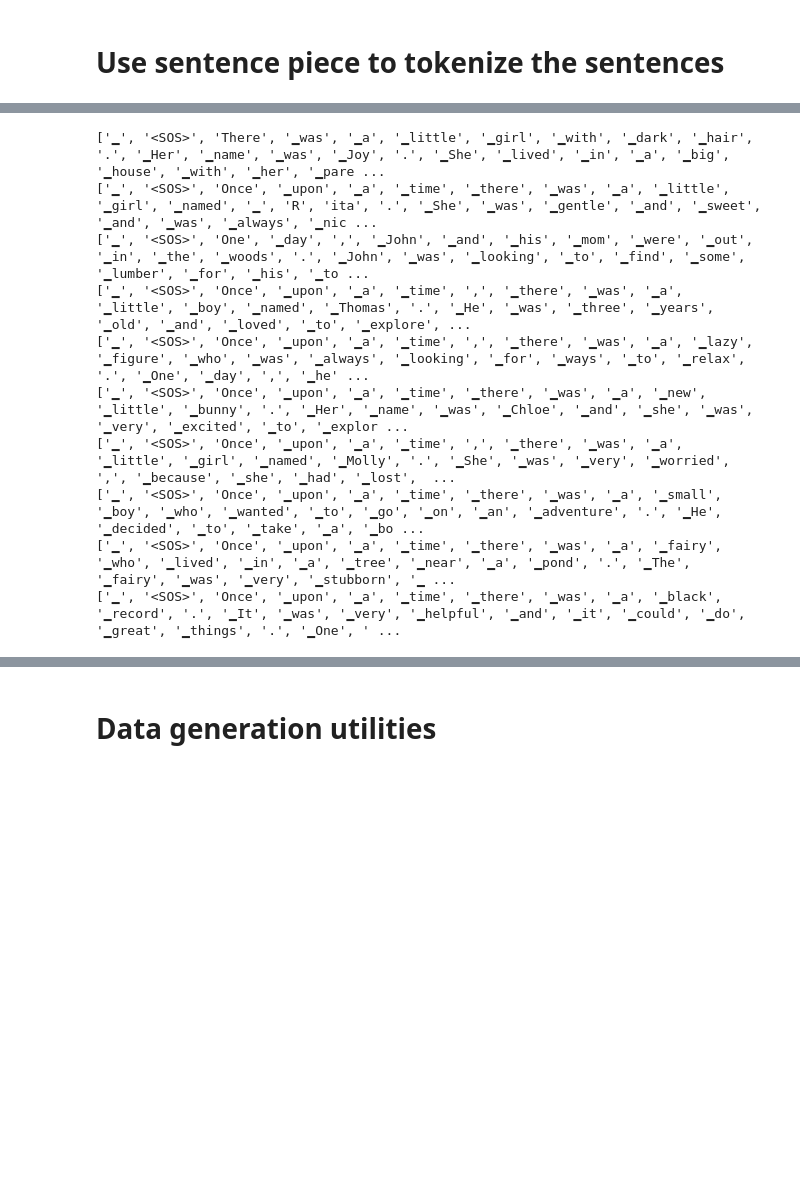
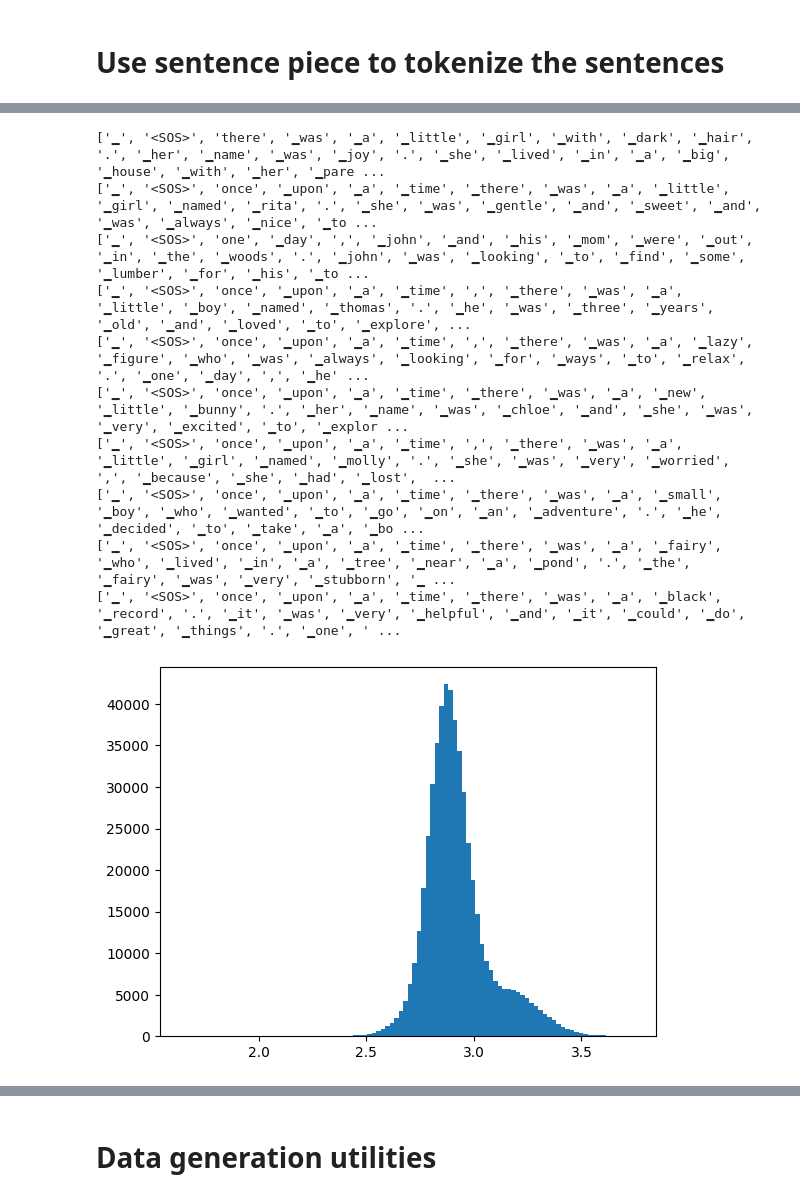
Before and after one commit to oleksandr-diudiun/mlx-week5, a Jupyter notebook: sid/notebooks/transformer.ipynb, the cells around one changed output, grey strips where cells are left out. Drawn from its saved outputs; the diff is of its cells as text; code cells hidden in the pictures; blank space fills up the shorter version.

```diff
--- a/sid/notebooks/transformer.ipynb
+++ b/sid/notebooks/transformer.ipynb
@@ -184,19 +205,23 @@ sp_processor.encode_as_pieces(
 
 # sp_processor.encode_as_ids("<SOS>en the bug was gone, Joy felt relieved and happy. She went <EOS>")
 for sentence in all_sentences[100:110]:
-    sentence = f"<SOS>{sentence}<EOS>"
+    sentence = f"<SOS>{sentence.lower()}<EOS>"
     print(sp_processor.encode_as_pieces(sentence))
 # sp_processor.encode_as_pieces("<SOS>hen the bug was gone, Joy felt relieved and happy. She went<EOS>")
 # %% [output]
-['▁', '<SOS>', 'There', '▁was', '▁a', '▁little', '▁girl', '▁with', '▁dark', '▁hair', '.', '▁Her', '▁name', '▁was', '▁Joy', '.', '▁She', '▁lived', '▁in', '▁a', '▁big', '▁house', '▁with', '▁her', '▁pare ...
-['▁', '<SOS>', 'Once', '▁upon', '▁a', '▁time', '▁there', '▁was', '▁a', '▁little', '▁girl', '▁named', '▁', 'R', 'ita', '.', '▁She', '▁was', '▁gentle', '▁and', '▁sweet', '▁and', '▁was', '▁always', '▁nic ...
-['▁', '<SOS>', 'One', '▁day', ',', '▁John', '▁and', '▁his', '▁mom', '▁were', '▁out', '▁in', '▁the', '▁woods', '.', '▁John', '▁was', '▁looking', '▁to', '▁find', '▁some', '▁lumber', '▁for', '▁his', '▁to ...
-['▁', '<SOS>', 'Once', '▁upon', '▁a', '▁time', ',', '▁there', '▁was', '▁a', '▁little', '▁boy', '▁named', '▁Thomas', '.', '▁He', '▁was', '▁three', '▁years', '▁old', '▁and', '▁loved', '▁to', '▁explore', ...
-['▁', '<SOS>', 'Once', '▁upon', '▁a', '▁time', ',', '▁there', '▁was', '▁a', '▁lazy', '▁figure', '▁who', '▁was', '▁always', '▁looking', '▁for', '▁ways', '▁to', '▁relax', '.', '▁One', '▁day', ',', '▁he' ...
-['▁', '<SOS>', 'Once', '▁upon', '▁a', '▁time', '▁there', '▁was', '▁a', '▁new', '▁little', '▁bunny', '.', '▁Her', '▁name', '▁was', '▁Chloe', '▁and', '▁she', '▁was', '▁very', '▁excited', '▁to', '▁explor ...
-['▁', '<SOS>', 'Once', '▁upon', '▁a', '▁time', ',', '▁there', '▁was', '▁a', '▁little', '▁girl', '▁named', '▁Molly', '.', '▁She', '▁was', '▁very', '▁worried', ',', '▁because', '▁she', '▁had', '▁lost',  ...
-['▁', '<SOS>', 'Once', '▁upon', '▁a', '▁time', '▁there', '▁was', '▁a', '▁small', '▁boy', '▁who', '▁wanted', '▁to', '▁go', '▁on', '▁an', '▁adventure', '.', '▁He', '▁decided', '▁to', '▁take', '▁a', '▁bo ...
-['▁', '<SOS>', 'Once', '▁upon', '▁a', '▁time', '▁there', '▁was', '▁a', '▁fairy', '▁who', '▁lived', '▁in', '▁a', '▁tree', '▁near', '▁a', '▁pond', '.', '▁The', '▁fairy', '▁was', '▁very', '▁stubborn', '▁ ...
-['▁', '<SOS>', 'Once', '▁upon', '▁a', '▁time', '▁there', '▁was', '▁a', '▁black', '▁record', '.', '▁It', '▁was', '▁very', '▁helpful', '▁and', '▁it', '▁could', '▁do', '▁great', '▁things', '.', '▁One', ' ...
+['▁', '<SOS>', 'there', '▁was', '▁a', '▁little', '▁girl', '▁with', '▁dark', '▁hair', '.', '▁her', '▁name', '▁was', '▁joy', '.', '▁she', '▁lived', '▁in', '▁a', '▁big', '▁house', '▁with', '▁her', '▁pare ...
+['▁', '<SOS>', 'once', '▁upon', '▁a', '▁time', '▁there', '▁was', '▁a', '▁little', '▁girl', '▁named', '▁rita', '.', '▁she', '▁was', '▁gentle', '▁and', '▁sweet', '▁and', '▁was', '▁always', '▁nice', '▁to ...
+['▁', '<SOS>', 'one', '▁day', ',', '▁john', '▁and', '▁his', '▁mom', '▁were', '▁out', '▁in', '▁the', '▁woods', '.', '▁john', '▁was', '▁looking', '▁to', '▁find', '▁some', '▁lumber', '▁for', '▁his', '▁to ...
+['▁', '<SOS>', 'once', '▁upon', '▁a', '▁time', ',', '▁there', '▁was', '▁a', '▁little', '▁boy', '▁named', '▁thomas', '.', '▁he', '▁was', '▁three', '▁years', '▁old', '▁and', '▁loved', '▁to', '▁explore', ...
+['▁', '<SOS>', 'once', '▁upon', '▁a', '▁time', ',', '▁there', '▁was', '▁a', '▁lazy', '▁figure', '▁who', '▁was', '▁always', '▁looking', '▁for', '▁ways', '▁to', '▁relax', '.', '▁one', '▁day', ',', '▁he' ...
+['▁', '<SOS>', 'once', '▁upon', '▁a', '▁time', '▁there', '▁was', '▁a', '▁new', '▁little', '▁bunny', '.', '▁her', '▁name', '▁was', '▁chloe', '▁and', '▁she', '▁was', '▁very', '▁excited', '▁to', '▁explor ...
+['▁', '<SOS>', 'once', '▁upon', '▁a', '▁time', ',', '▁there', '▁was', '▁a', '▁little', '▁girl', '▁named', '▁molly', '.', '▁she', '▁was', '▁very', '▁worried', ',', '▁because', '▁she', '▁had', '▁lost',  ...
+['▁', '<SOS>', 'once', '▁upon', '▁a', '▁time', '▁there', '▁was', '▁a', '▁small', '▁boy', '▁who', '▁wanted', '▁to', '▁go', '▁on', '▁an', '▁adventure', '.', '▁he', '▁decided', '▁to', '▁take', '▁a', '▁bo ...
+['▁', '<SOS>', 'once', '▁upon', '▁a', '▁time', '▁there', '▁was', '▁a', '▁fairy', '▁who', '▁lived', '▁in', '▁a', '▁tree', '▁near', '▁a', '▁pond', '.', '▁the', '▁fairy', '▁was', '▁very', '▁stubborn', '▁ ...
+['▁', '<SOS>', 'once', '▁upon', '▁a', '▁time', '▁there', '▁was', '▁a', '▁black', '▁record', '.', '▁it', '▁was', '▁very', '▁helpful', '▁and', '▁it', '▁could', '▁do', '▁great', '▁things', '.', '▁one', ' ...
+# %%
+_ =  plt.hist([np.log10(len(i)) for i in all_sentences if len(i) > 0], bins=100)
+# %% [output]
+[figure, added]
 # %%
 sentence_tokens = sp_processor.encode_as_ids(all_sentences[0:10000])
```
Also changed, not shown: parts of 51 cells of this notebook.
